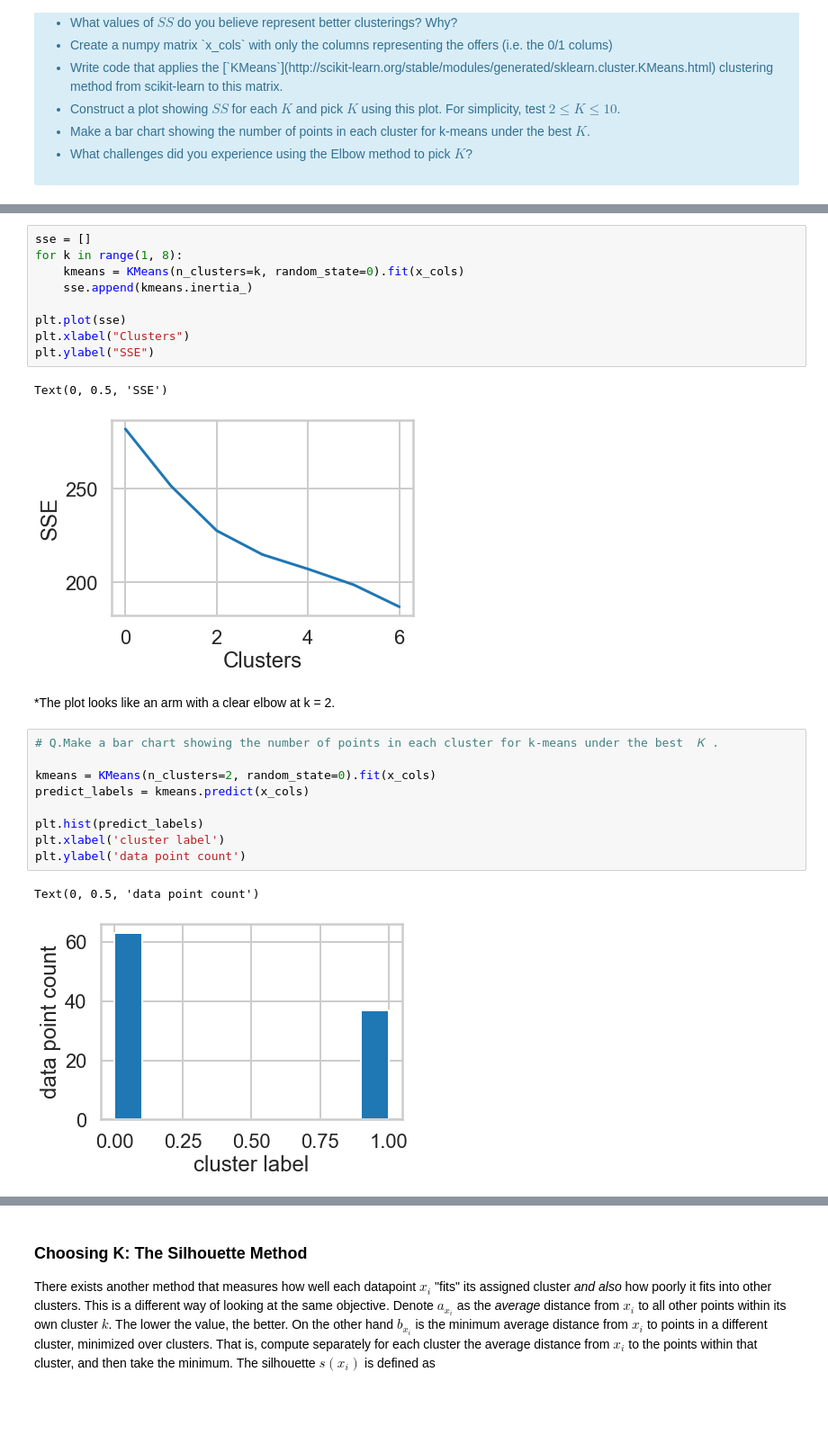
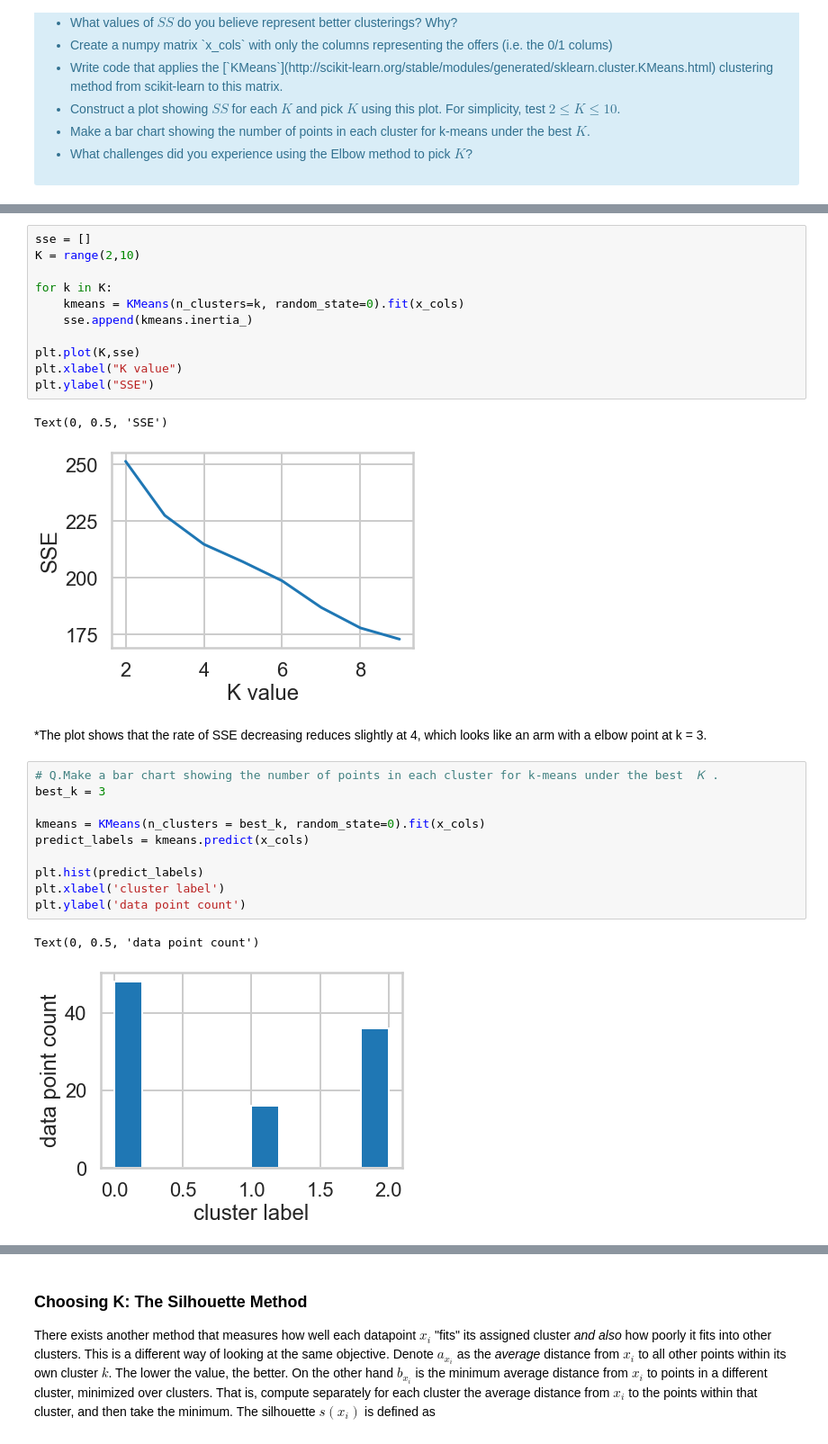
Before and after one commit to Anandpatil412/DSC, a Jupyter notebook: Customer_segment_clustering/Mini_Project_Clustering.ipynb, the cells around one changed output, grey strips where cells are left out. Shown: that part at 90% size. Cells and saved outputs as stored; diff of their text form; blank space fills up the shorter version.

```diff
--- a/Customer_segment_clustering/Mini_Project_Clustering.ipynb
+++ b/Customer_segment_clustering/Mini_Project_Clustering.ipynb
@@ -121,30 +128,33 @@ from sklearn.cluster import KMeans
 kmeans = KMeans(n_clusters=8, random_state=0).fit(x_cols)
 # %%
 sse = []
-for k in range(1, 8):
+K = range(2,10)
+
+for k in K:
     kmeans = KMeans(n_clusters=k, random_state=0).fit(x_cols)
     sse.append(kmeans.inertia_)
 
-plt.plot(sse)
-plt.xlabel("Clusters")
+plt.plot(K,sse)
+plt.xlabel("K value")
 plt.ylabel("SSE")
 # %% [output]
 Text(0, 0.5, 'SSE')
-[figure, old version]
+[figure, new version]
 # %% [markdown]
-*The plot looks like an arm with a clear elbow at k = 2.
+*The plot shows that the rate of SSE decreasing reduces slightly at 4, which looks like an arm with a elbow point at k = 3.
 # %%
 # Q.Make a bar chart showing the number of points in each cluster for k-means under the best  𝐾 .
+best_k = 3
 
-kmeans = KMeans(n_clusters=2, random_state=0).fit(x_cols)
+kmeans = KMeans(n_clusters = best_k, random_state=0).fit(x_cols)
 predict_labels = kmeans.predict(x_cols)
 
 plt.hist(predict_labels)
 plt.xlabel('cluster label')
 plt.ylabel('data point count')
 # %% [output]
 Text(0, 0.5, 'data point count')
-[figure, old version]
+[figure, new version]
 # %% [markdown]
 Q.What challenges did you experience using the Elbow method to pick  𝐾 ?
 
```
Also changed, not shown: parts of 27 cells of this notebook.
